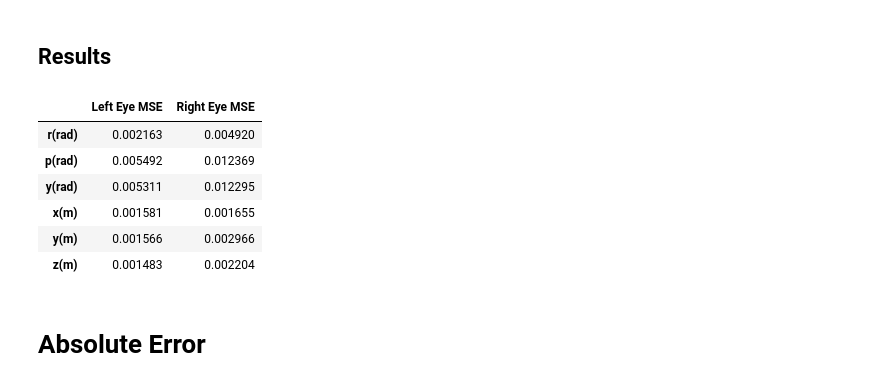
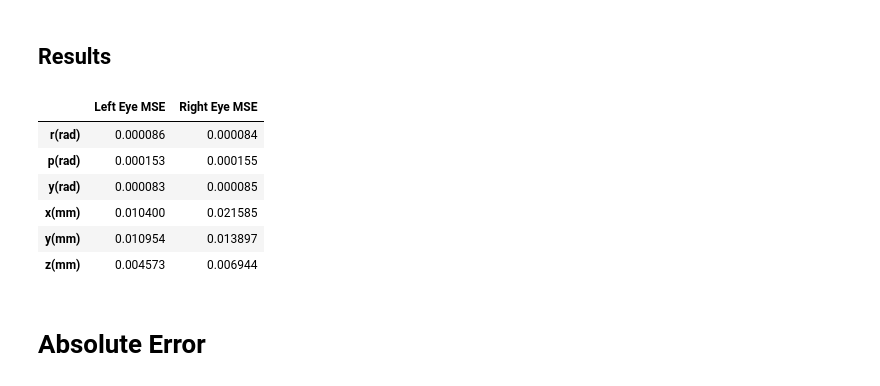
Before and after one commit to jpmnieles/grace_dl, a Jupyter notebook: notebooks/240929_Optimization_Evaluation.ipynb, the cells around one changed output. Drawn from its saved outputs; the diff is of its cells as text; code cells hidden in the pictures.

```diff
--- a/notebooks/240929_Optimization_Evaluation.ipynb
+++ b/notebooks/240929_Optimization_Evaluation.ipynb
@@ -140,7 +140,7 @@ robot = URDF.from_xml_file(urdf_path)
 # %%
 # Load Dataset CSV
 
-data_fn = "240927_075m_grace_dataset.csv"
+data_fn = "241001_075m_grace_dataset.csv"
 data_dir = "final"
 csv_file = os.path.join(os.getcwd(),"..","data", data_dir, data_fn)
 temp_df = pd.read_csv(csv_file)
@@ -161,7 +161,7 @@ data_df['cmd_theta_eyes_tilt'] = np.radians(data_df['cmd_theta_eyes_tilt'].value
 # %%
 # Load CSV Optimization Results
 
-csv_fn = "20240929_020455_771894_075m_grace_results.csv"
+csv_fn = "20241001_051813_541397_075m_grace_results.csv"
 csv_path = os.path.join(os.getcwd(),"..","results",csv_fn)
 df = pd.read_csv(csv_path, index_col=0)
 var_dict = dict(zip(df.index,df['learned'].values))
@@ -243,33 +243,33 @@ r_tvec_t = torch.Tensor(r_tvec).to(dtype=dtype, device=device)
 # %%
 # Results
 
-results_idx = ['r(rad)','p(rad)', 'y(rad)', 'x(m)','y(m)', 'z(m)',]
+results_idx = ['r(rad)','p(rad)', 'y(rad)', 'x(mm)','y(mm)', 'z(mm)',]
 results_df = pd.DataFrame({'Left Eye MSE': [
                             mse_loss(out_l_rvec[:,0], l_rvec_t[:,0]).cpu().item(),
                             mse_loss(out_l_rvec[:,1], l_rvec_t[:,1]).cpu().item(),
                             mse_loss(out_l_rvec[:,2], l_rvec_t[:,2]).cpu().item(),
-                            mse_loss(out_l_tvec[:,0], l_tvec_t[:,0]).cpu().item(),
-                            mse_loss(out_l_tvec[:,1], l_tvec_t[:,1]).cpu().item(),
-                            mse_loss(out_l_tvec[:,2], l_tvec_t[:,2]).cpu().item(),
+                            1000*mse_loss(out_l_tvec[:,0], l_tvec_t[:,0]).cpu().item(),
+                            1000*mse_loss(out_l_tvec[:,1], l_tvec_t[:,1]).cpu().item(),
+                            1000*mse_loss(out_l_tvec[:,2], l_tvec_t[:,2]).cpu().item(),
                             ],
                           'Right Eye MSE': [
                             mse_loss(out_r_rvec[:,0], r_rvec_t[:,0]).cpu().item(),
                             mse_loss(out_r_rvec[:,1], r_rvec_t[:,1]).cpu().item(),
                             mse_loss(out_r_rvec[:,2], r_rvec_t[:,2]).cpu().item(),
-                            mse_loss(out_r_tvec[:,0], r_tvec_t[:,0]).cpu().item(),
-                            mse_loss(out_r_tvec[:,1], r_tvec_t[:,1]).cpu().item(),
-                            mse_loss(out_r_tvec[:,2], r_tvec_t[:,2]).cpu().item(),
+                            1000*mse_loss(out_r_tvec[:,0], r_tvec_t[:,0]).cpu().item(),
+                            1000*mse_loss(out_r_tvec[:,1], r_tvec_t[:,1]).cpu().item(),
+                            1000*mse_loss(out_r_tvec[:,2], r_tvec_t[:,2]).cpu().item(),
                           ]})
 results_df.index = results_idx
 results_df
 # %% [output]
 |  | Left Eye MSE | Right Eye MSE |
-| r(rad) | 0.002163 | 0.004920 |
-| p(rad) | 0.005492 | 0.012369 |
-| y(rad) | 0.005311 | 0.012295 |
-| x(m) | 0.001581 | 0.001655 |
-| y(m) | 0.001566 | 0.002966 |
-| z(m) | 0.001483 | 0.002204 |
+| r(rad) | 0.000086 | 0.000084 |
+| p(rad) | 0.000153 | 0.000155 |
+| y(rad) | 0.000083 | 0.000085 |
+| x(mm) | 0.010400 | 0.021585 |
+| y(mm) | 0.010954 | 0.013897 |
+| z(mm) | 0.004573 | 0.006944 |
 # %% [markdown]
 # Absolute Error
 # %% [markdown]
```
Also changed, not shown: parts of 16 cells of this notebook.
